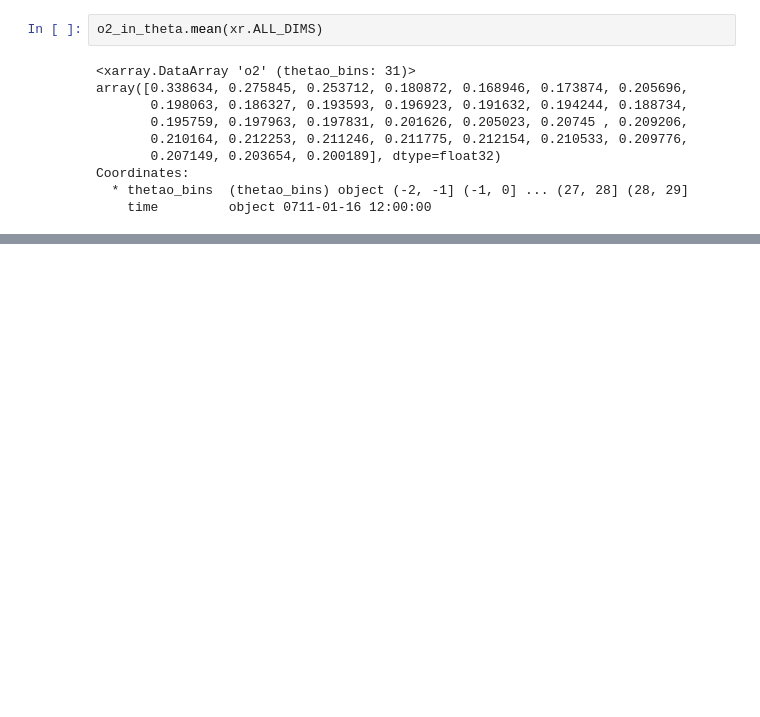
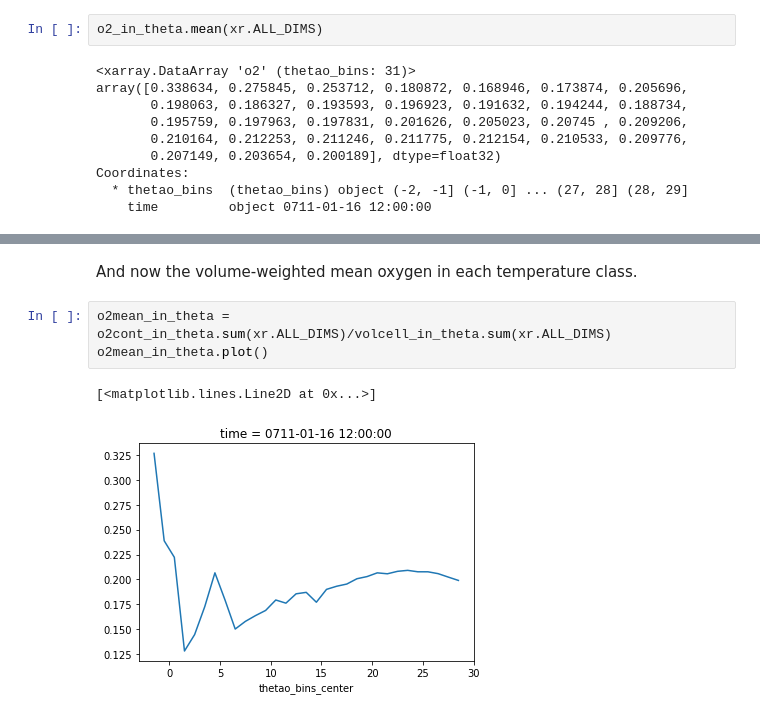
Before and after one commit to gmacgilchrist/wmt_bgc, a Jupyter notebook: tutorial_esm4.ipynb, the cells around one changed output, grey strips where cells are left out. Drawn from its saved outputs; the diff is of its cells as text; blank space fills up the shorter version.

```diff
--- a/tutorial_esm4.ipynb
+++ b/tutorial_esm4.ipynb
@@ -194,0 +244,8 @@ Coordinates:
+# %% [markdown]
+And now the volume-weighted mean oxygen in each temperature class.
+# %%
+o2mean_in_theta = o2cont_in_theta.sum(xr.ALL_DIMS)/volcell_in_theta.sum(xr.ALL_DIMS)
+o2mean_in_theta.plot()
+# %% [output]
+[<matplotlib.lines.Line2D at 0x...>]
+[figure, added]
```
Also changed, not shown: parts of 10 cells of this notebook, 1 other file.
